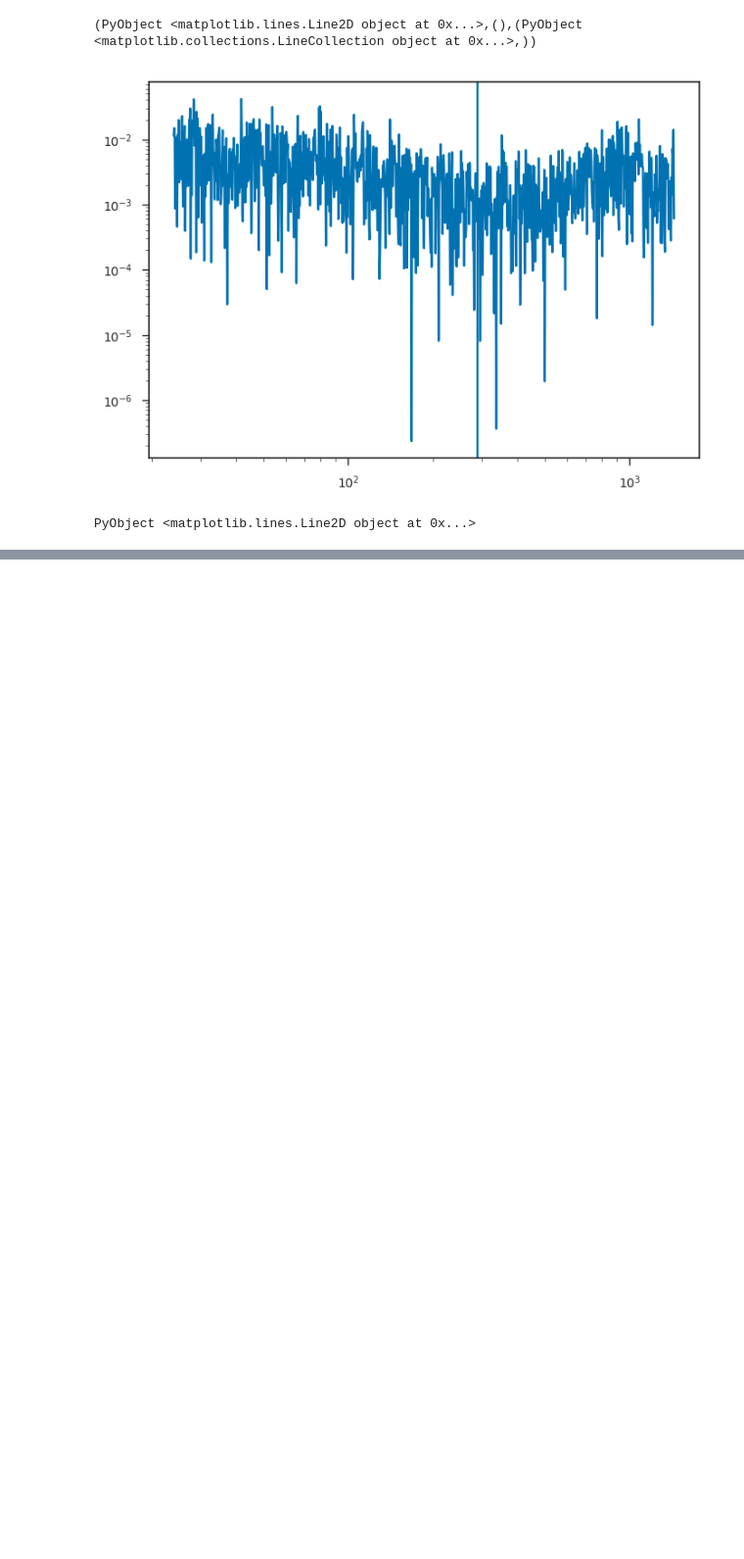
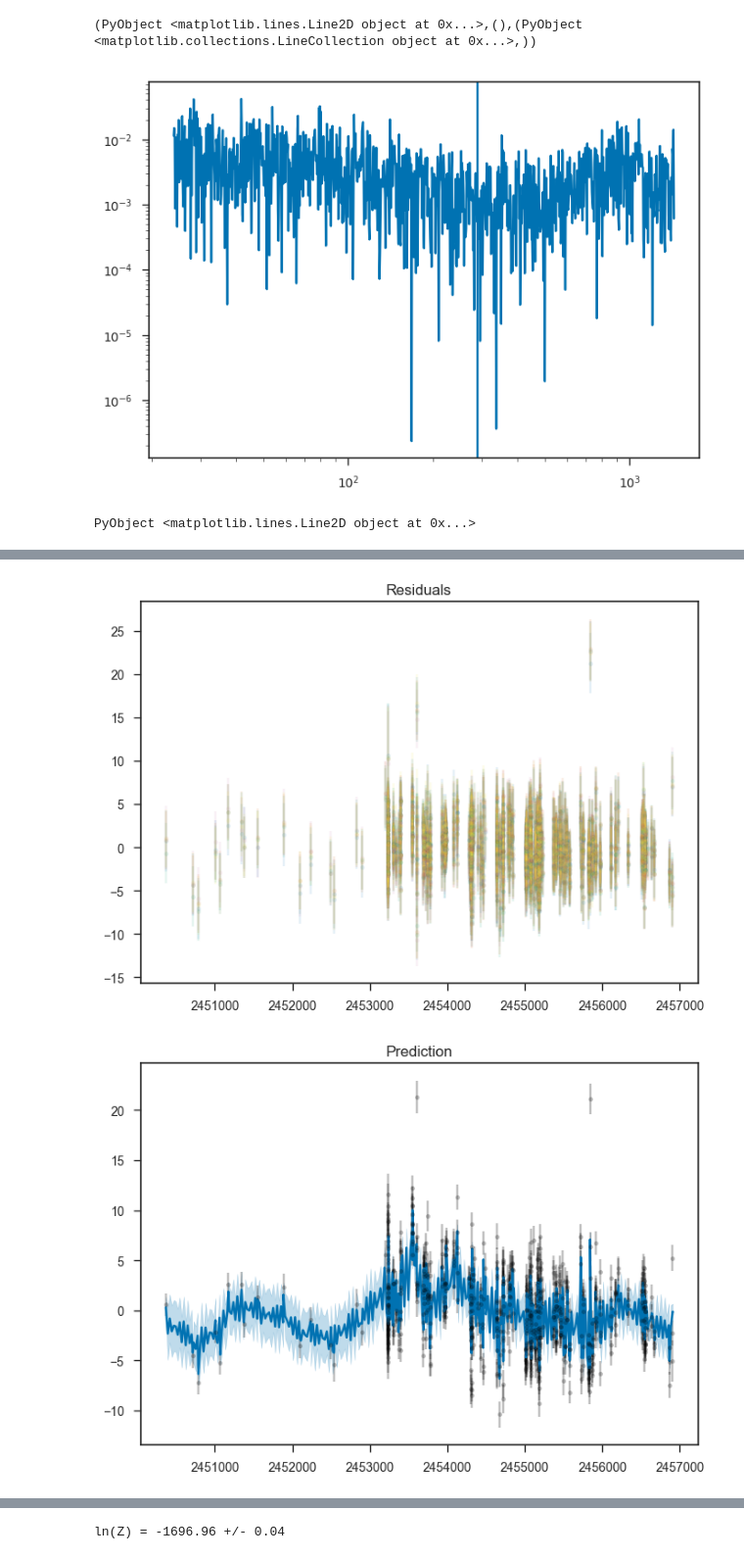
Before and after one commit to afcarl/hires, a Jupyter notebook: notebooks/NuMaxTest.ipynb, the cells around one changed output, grey strips where cells are left out. Shown at 98% size. Drawn from its saved outputs; the diff is of its cells as text; code cells hidden in the pictures; blank space fills up the shorter version.

```diff
--- a/notebooks/NuMaxTest.ipynb
+++ b/notebooks/NuMaxTest.ipynb
@@ -149,0 +157,5 @@ PyObject <matplotlib.lines.Line2D object at 0x...>
+# %%
+postprocess_plots("../runs/HD1461/state-5-4.dat")
+# %% [output]
+[figure, added]
+[figure, added]
@@ -149,0 +163 @@ PyObject <matplotlib.lines.Line2D object at 0x...>
+ln(Z) = -1696.96 +/- 0.04
```
Also changed, not shown: parts of 2 cells of this notebook, 2 other files.
